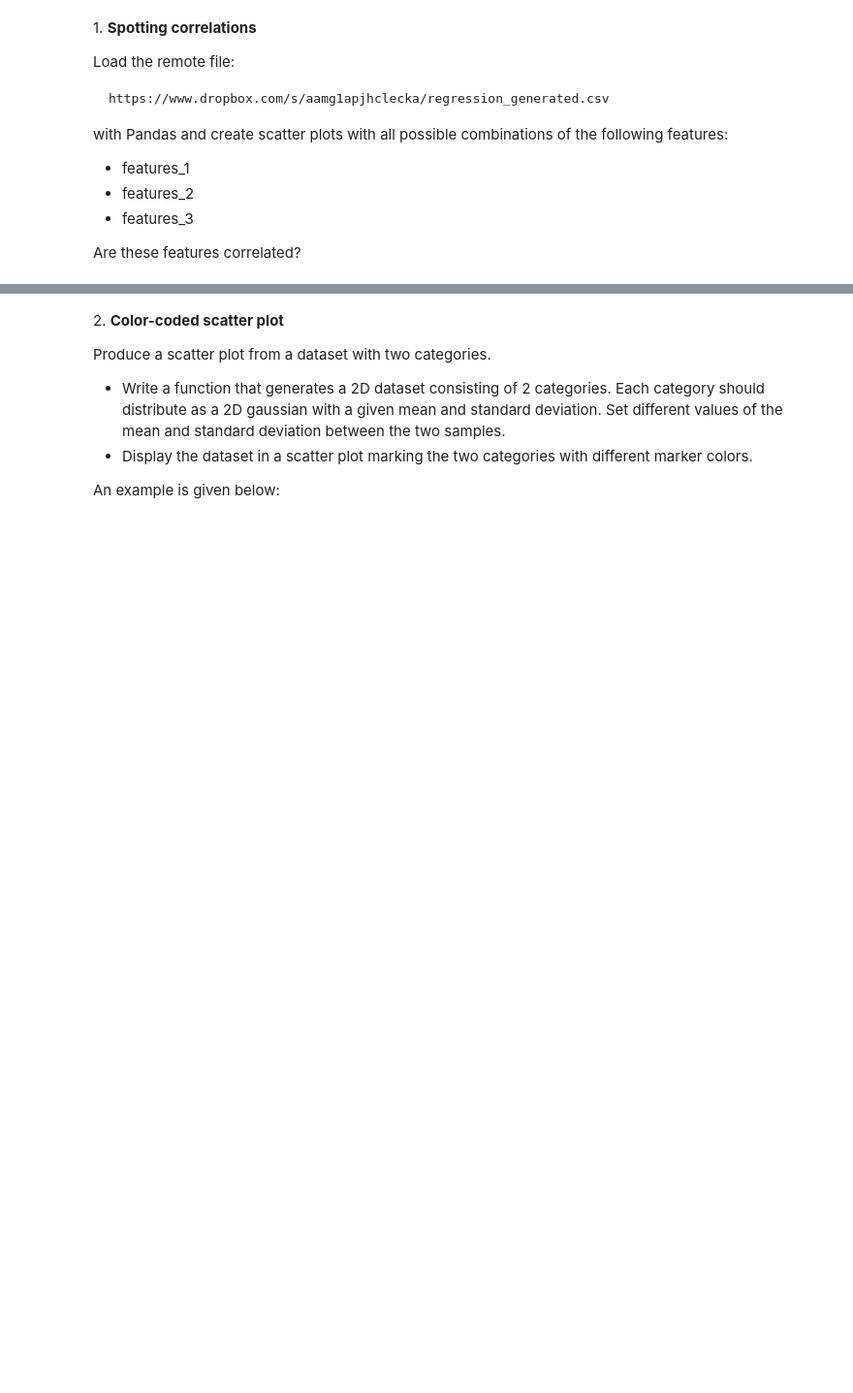
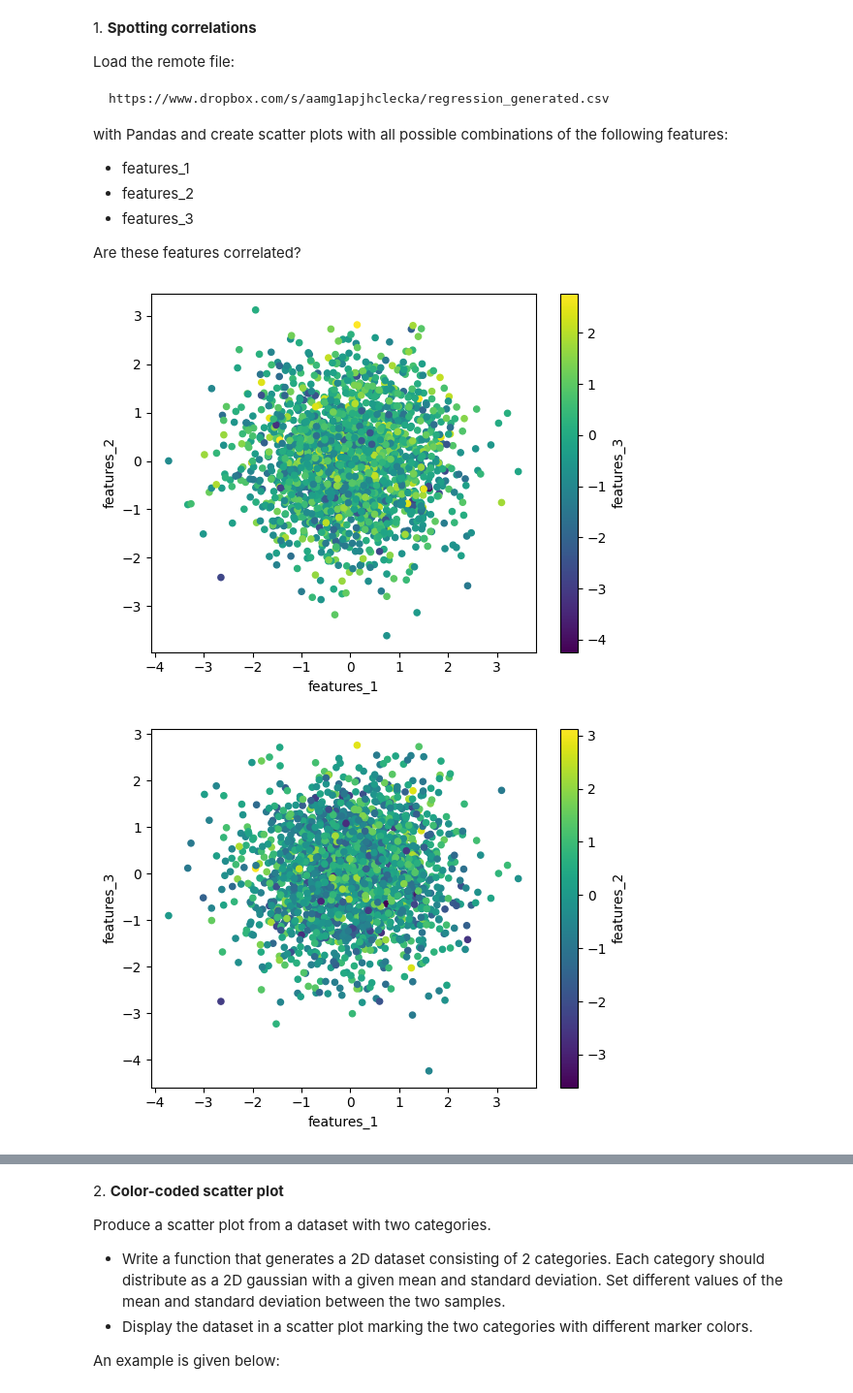
Before and after one commit to zucchett/ScientificComputingWithPython2022, a Jupyter notebook: 07ex_visualization.ipynb, the cells around one changed output, grey strips where cells are left out. Shown at 97% size. Drawn from its saved outputs; the diff is of its cells as text; code cells hidden in the pictures; blank space fills up the shorter version.

```diff
--- a/07ex_visualization.ipynb
+++ b/07ex_visualization.ipynb
@@ -14,3 +14,20 @@ with Pandas and create scatter plots with all possible combinations of the follo
   + features_3
 
 Are these features correlated?
+# %%
+# Part 1.
+import pandas as pd
+# Read the file with pandas
+df = pd.read_csv(r'regression_generated.csv')
+
+# Draw scatter plots with all possible combinations of the features 1, 2 and 3.
+ax1 = df.plot.scatter(x='features_1', y='features_2', c='features_3')
+
+ax2 = df.plot.scatter(x='features_1', y='features_3', c='features_2')
+
+ax3 = df.plot.scatter(x='features_2', y='features_3', c='features_1')
+
+# Features 1, 2 and 3 are not seem to be correlated
+# %% [output]
+[figure, added]
+[figure, added]
```
Also changed, not shown: parts of 5 cells of this notebook, 14 other files.
